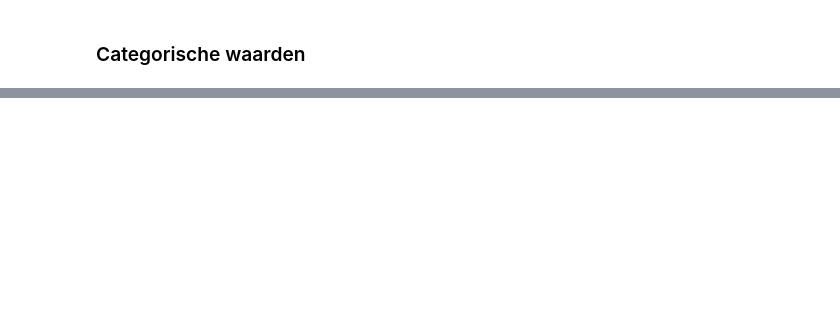
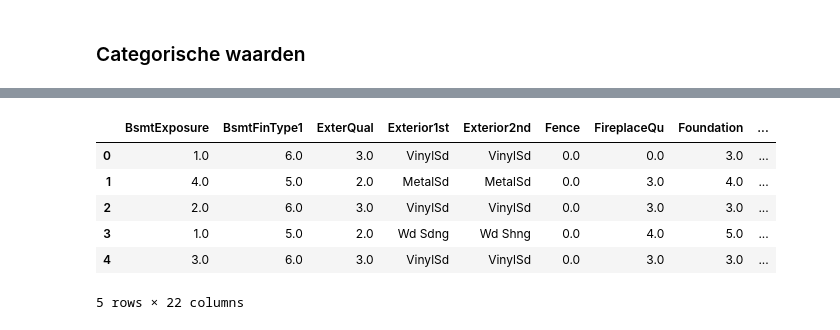
Before and after one commit to geoduin/HousePricePredictor, a Jupyter notebook: data_science_challenge.ipynb, the cells around one changed output, grey strips where cells are left out. Cells and saved outputs as stored; diff of their text form; code cells hidden in the pictures; blank space fills up the shorter version.

```diff
--- a/data_science_challenge.ipynb
+++ b/data_science_challenge.ipynb
@@ -217,0 +231,43 @@ ValueError: X has 22 features, but OrdinalEncoder is expecting 2 features as inp
+# %%
+from pandas import DataFrame
+from sklearn.preprocessing import OrdinalEncoder
+from sklearn.impute import SimpleImputer
+
+## BsmtExposure Ordinal
+mappingBsmtExp = ["NA", "No", "Mn", "Av", "Gd"]
+mapBsmtFinT1 = ["NA", "Unf", "LwQ", "Rec", "BLQ", "ALQ", "GLQ"]
+mappingExtQual = ["Po","Fa", "TA", "Gd","Ex" ]
+mapFence = ["NA", "MnWw", "GdWo", "MnPrv", "GdPrv"]
+mapFireQu = ["NA", "Po", "Fa", "TA", "Gd", "Ex"]
+mapFoundation = ["Wood", "Stone", "Slab", "PConc", "CBlock", "BrkTil"]
+mapGarageFin = ["NA", "Unf", "RFn", "Fin"]
+mapBsmntQu = ["NA", "Po", "Fa", "TA", "Gd", "Ex"]
+mapHeatQC = [""]
+mapHouseStyle = [""]
+mapKitchQual = [""]
+mapMSZoning = [""]
+mapLotConfig = [""]
+# mapFenceQual =  [["GdPrv", 4], ["MnPrv", 3], ["GdWo", 2], ["MnWw", 1], ["NA", 0]]
+# Exterior1st One-Hot-Encoding
+# Exterior2nd One-Hot-Encoding
+# Fence Ordinal
+
+
+def get_ordinal(dataframe: DataFrame, column: str, maps):
+    # Impute missing values with a specific category (e.g., "NA")
+    encoder = OrdinalEncoder(categories=[maps])
+    dataframe[column] = encoder.fit_transform(dataframe[[column]])
+    return dataframe
+
+def create_corr(data: DataFrame):
+    corr = data.corr()
+    corr.style.background_gradient(cmap="coolwarm")
+
+categorical_data = get_ordinal(categorical_data, "BsmtExposure", mappingBsmtExp)
+categorical_data = get_ordinal(categorical_data, "BsmtFinType1", mapBsmtFinT1)
+categorical_data = get_ordinal(categorical_data, "ExterQual", mappingExtQual)
+categorical_data = get_ordinal(categorical_data, "Fence", mapFence)
+
+categorical_data = get_ordinal(categorical_data, "FireplaceQu", mapFireQu)
+categorical_data = get_ordinal(categorical_data, "Foundation", mapFoundation)
+categorical_data = get_ordinal(categorical_data, "GarageFinish", mapGarageFin)
@@ -217,0 +292,10 @@ ValueError: X has 22 features, but OrdinalEncoder is expecting 2 features as inp
+# %%
+categorical_data.head()
+# %% [output]
+|  | BsmtExposure | BsmtFinType1 | ExterQual | Exterior1st | Exterior2nd | Fence | FireplaceQu | Foundation | ... |
+| 0 | 1.0 | 6.0 | 3.0 | VinylSd | VinylSd | 0.0 | 0.0 | 3.0 | ... |
+| 1 | 4.0 | 5.0 | 2.0 | MetalSd | MetalSd | 0.0 | 3.0 | 4.0 | ... |
+| 2 | 2.0 | 6.0 | 3.0 | VinylSd | VinylSd | 0.0 | 3.0 | 3.0 | ... |
+| 3 | 1.0 | 5.0 | 2.0 | Wd Sdng | Wd Shng | 0.0 | 4.0 | 5.0 | ... |
+| 4 | 3.0 | 6.0 | 3.0 | VinylSd | VinylSd | 0.0 | 3.0 | 3.0 | ... |
+5 rows × 22 columns
```
Also changed, not shown: parts of 10 cells of this notebook, 2 other files.
